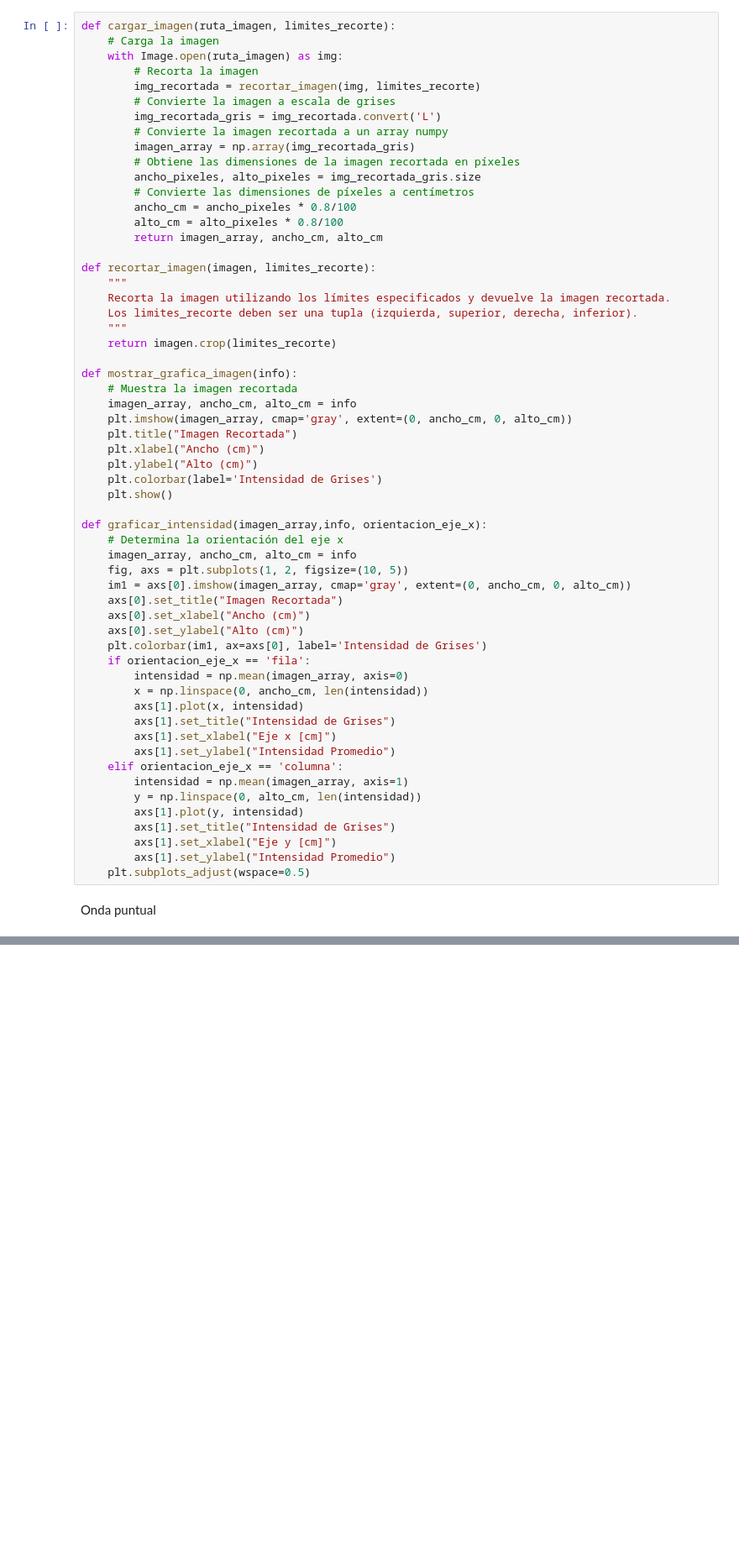
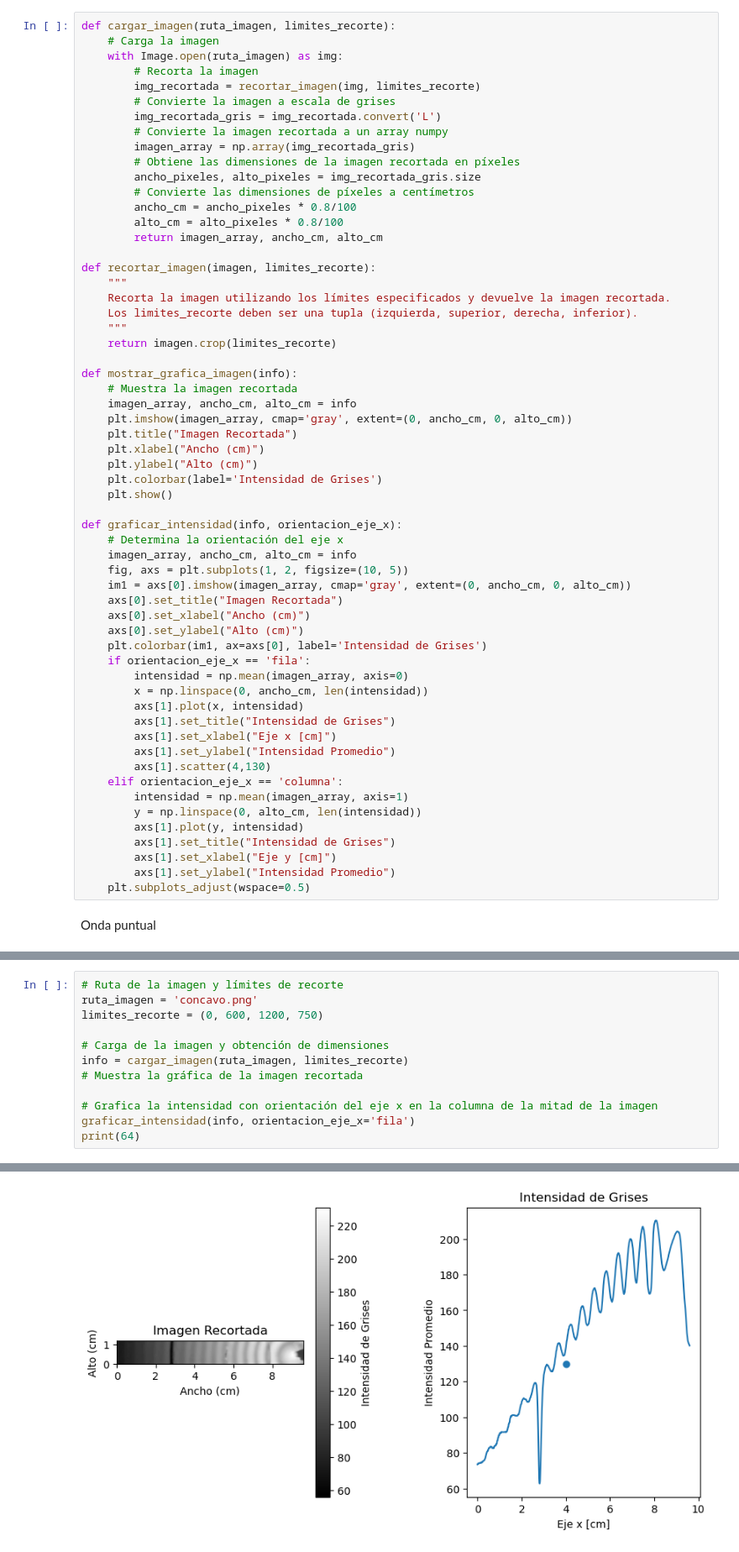
Before and after one commit to aleste2123/Ondas, a Jupyter notebook: agua/Untitled.ipynb, the cells around one changed output, grey strips where cells are left out. Shown: that part at 84% size. Drawn from its saved outputs; the diff is of its cells as text; blank space fills up the shorter version.

```diff
--- a/agua/Untitled.ipynb
+++ b/agua/Untitled.ipynb
@@ -36,7 +36,7 @@ def mostrar_grafica_imagen(info):
     plt.colorbar(label='Intensidad de Grises')
     plt.show()
 
-def graficar_intensidad(imagen_array,info, orientacion_eje_x):
+def graficar_intensidad(info, orientacion_eje_x):
     # Determina la orientación del eje x
     imagen_array, ancho_cm, alto_cm = info
     fig, axs = plt.subplots(1, 2, figsize=(10, 5))
@@ -52,6 +52,7 @@ def graficar_intensidad(imagen_array,info, orientacion_eje_x):
         axs[1].set_title("Intensidad de Grises")
         axs[1].set_xlabel("Eje x [cm]")
         axs[1].set_ylabel("Intensidad Promedio")
+        axs[1].scatter(4,130)
     elif orientacion_eje_x == 'columna':
         intensidad = np.mean(imagen_array, axis=1)
         y = np.linspace(0, alto_cm, len(intensidad))
@@ -108,3 +109,16 @@ print(64)
 # %% [output]
 64
 [figure]
+# %%
+# Ruta de la imagen y límites de recorte
+ruta_imagen = 'concavo.png'
+limites_recorte = (0, 600, 1200, 750)
+
+# Carga de la imagen y obtención de dimensiones
+info = cargar_imagen(ruta_imagen, limites_recorte)
+# Muestra la gráfica de la imagen recortada
+
+# Grafica la intensidad con orientación del eje x en la columna de la mitad de la imagen
+graficar_intensidad(info, orientacion_eje_x='fila')
+print(64)
+# %% [output]
@@ -110,0 +126 @@ print(64)
+[figure, added]
```
Also changed, not shown: parts of 4 cells of this notebook, 7 other files.
